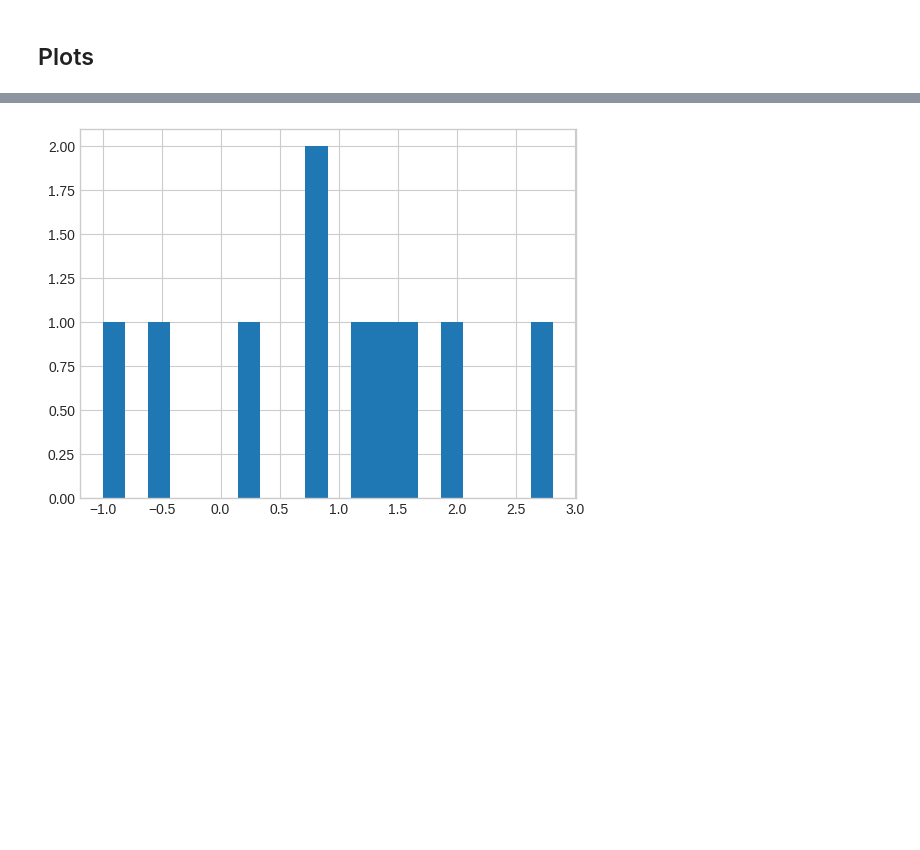
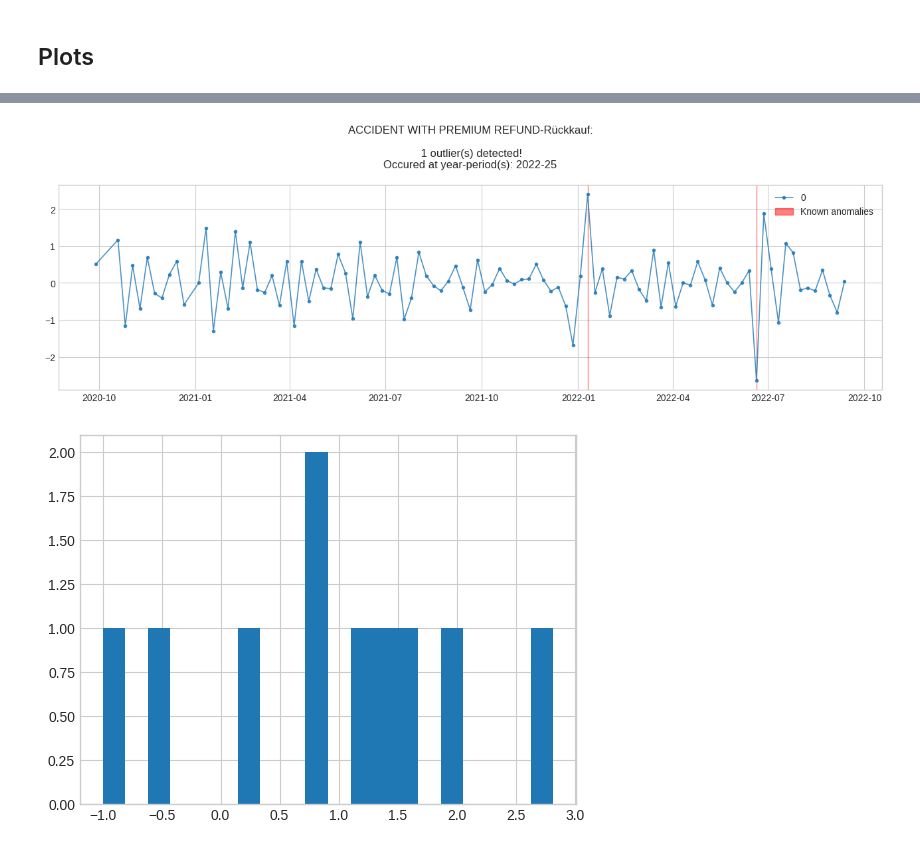
Before and after one commit to AVoss84/aac_anomaly, a Jupyter notebook: src/notebooks/tsa_clm_cnt-AAC-V0.ipynb, the cells around one changed output, grey strips where cells are left out. Cells and saved outputs as stored; diff of their text form; code cells hidden in the pictures; blank space fills up the shorter version.

```diff
--- a/src/notebooks/tsa_clm_cnt-AAC-V0.ipynb
+++ b/src/notebooks/tsa_clm_cnt-AAC-V0.ipynb
@@ -319,3 +321,8 @@ HOUSEHOLDERS-Einbruchdiebstahl   352
+# %%
+pp = plot(fitted.val_series, anomaly_true = fitted.anomalies, ts_linewidth=1.2, ts_markersize=6,
+     at_markersize=5, at_color='red', freq_as_period=False, ts_alpha=0.8, at_alpha=0.5, title = main)
+# %% [output]
+[figure, added]
 # %%
 import matplotlib.pyplot as plt
 
```
Also changed, not shown: parts of 2 cells of this notebook.
